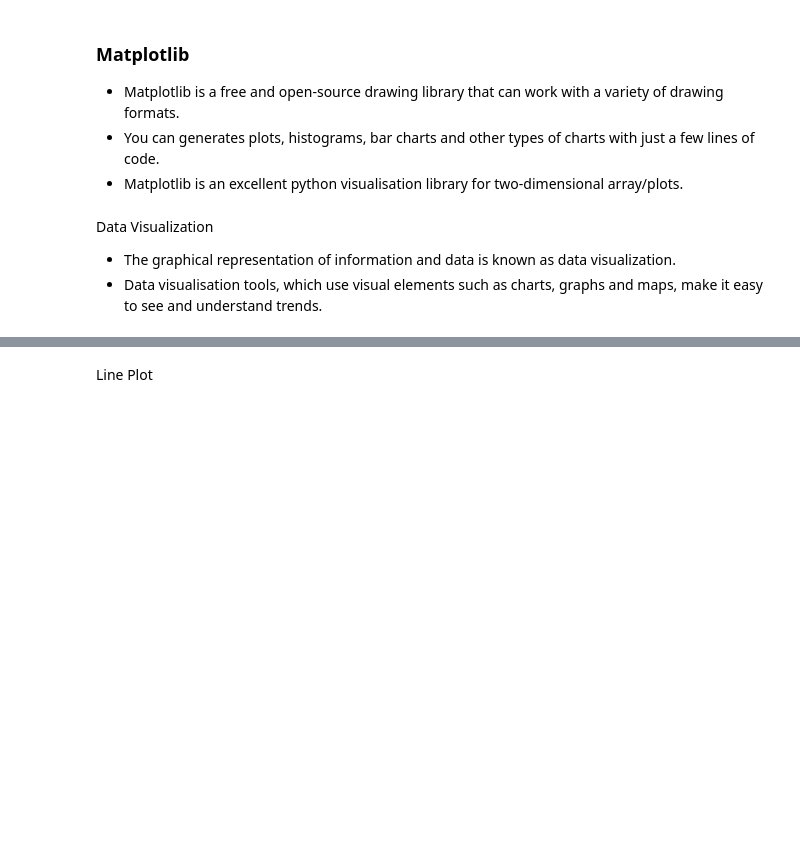
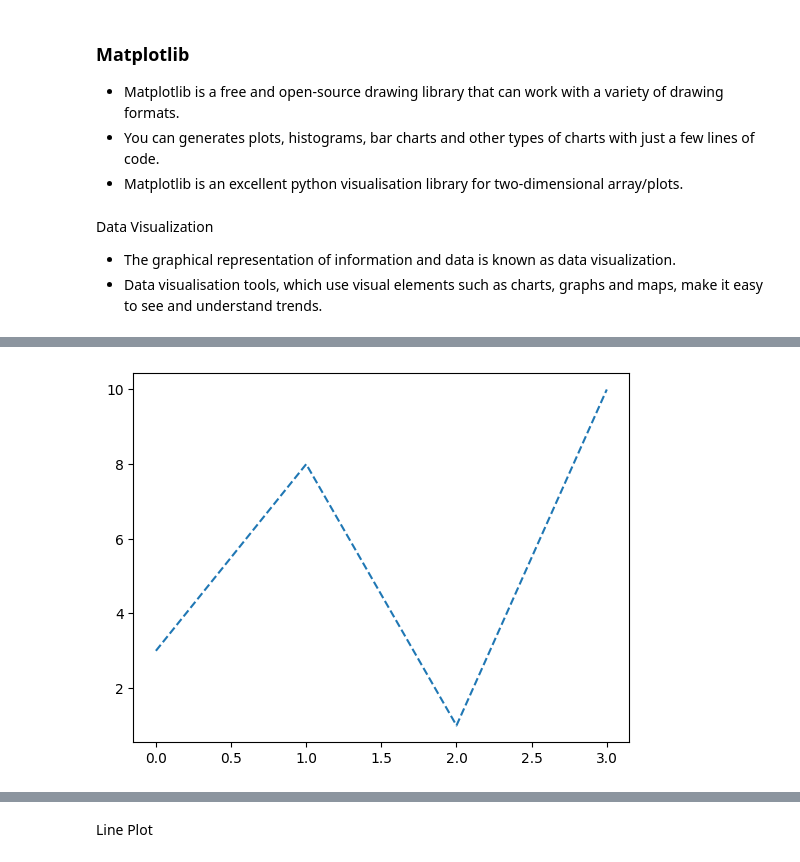
Before and after one commit to thisisdishang/Code-Unnati, a Jupyter notebook: 20.12.2023(matplotlib).ipynb, the cells around one changed output, grey strips where cells are left out. Drawn from its saved outputs; the diff is of its cells as text; code cells hidden in the pictures; blank space fills up the shorter version.

```diff
--- a/20.12.2023(matplotlib).ipynb
+++ b/20.12.2023(matplotlib).ipynb
@@ -9,0 +68,6 @@ Data Visualization
+# %%
+ypoint=np.array([3,8,1,10])
+plt.plot(ypoint,linestyle="dashed")
+plt.show()
+# %% [output]
+[figure, added]
```
Also changed, not shown: parts of 12 cells of this notebook, 1 other file.
